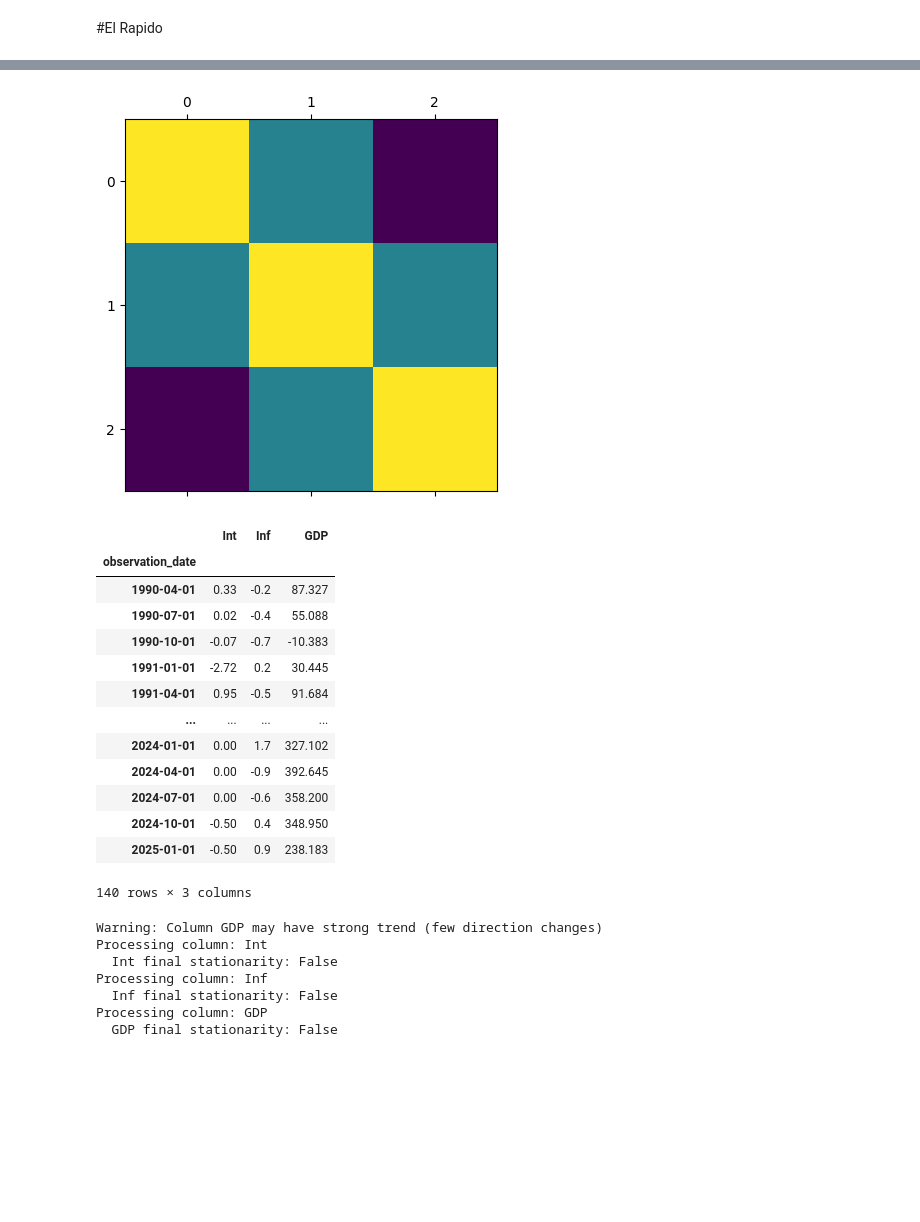
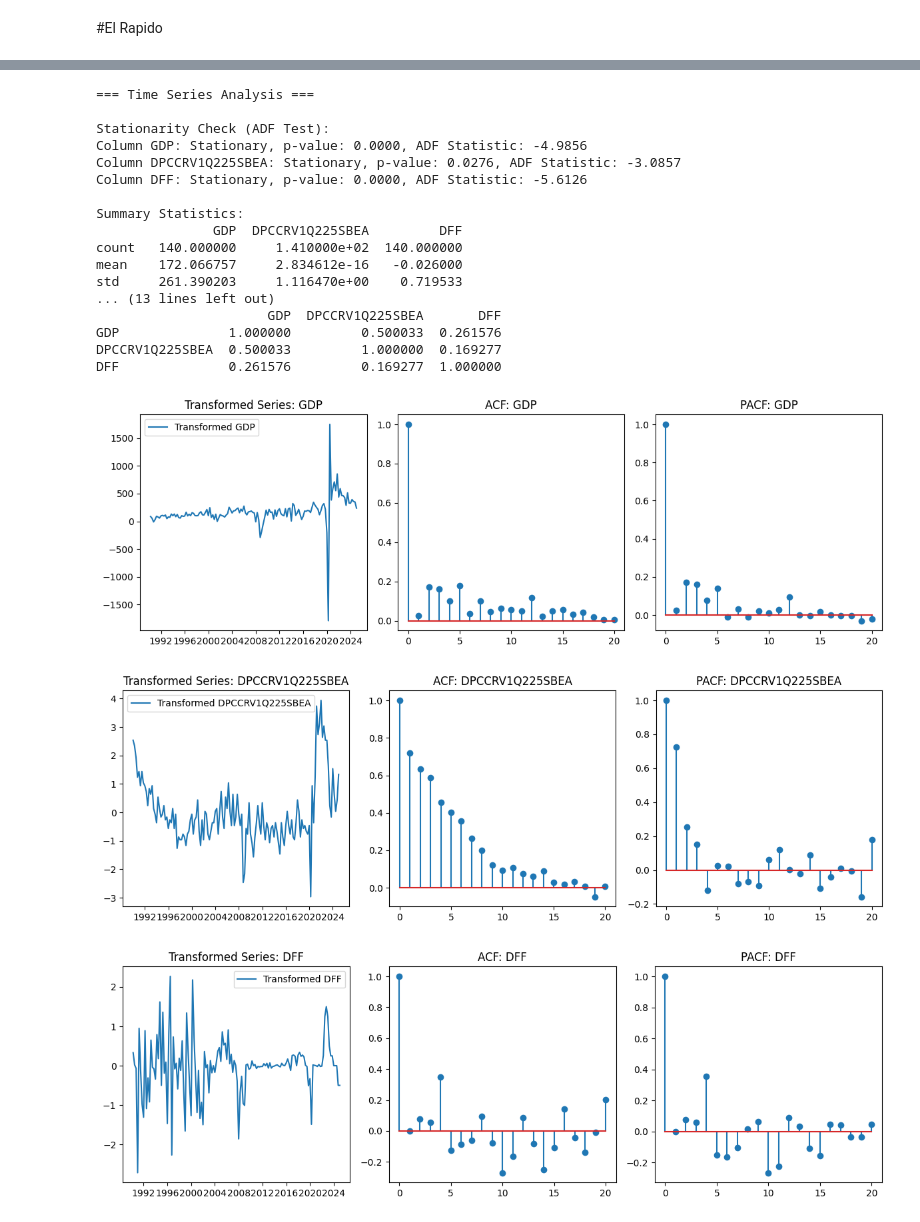
Before and after one commit to AmineOuerfellii/econometron, a Jupyter notebook: Tutorials/Models/VAR_SVAR/VAR.ipynb, the cells around one changed output, grey strips where cells are left out. Saved outputs shown, nothing was run; the diff lists cells and outputs as text; code cells hidden in the pictures; blank space fills up the shorter version.

```diff
--- a/Tutorials/Models/VAR_SVAR/VAR.ipynb
+++ b/Tutorials/Models/VAR_SVAR/VAR.ipynb
@@ -21,22 +11,0 @@ mac_data=mac_data.dropna()
-# %%
-plt.matshow(mac_data.corr())
-plt.show()
-# %% [output]
-[figure, removed]
-# %%
-mac_data.diff().dropna()
-# %% [output]
-|  | Int | Inf | GDP |
-| observation_date |  |  |  |
-| 1990-04-01 | 0.33 | -0.2 | 87.327 |
-| 1990-07-01 | 0.02 | -0.4 | 55.088 |
-| 1990-10-01 | -0.07 | -0.7 | -10.383 |
-| 1991-01-01 | -2.72 | 0.2 | 30.445 |
-| 1991-04-01 | 0.95 | -0.5 | 91.684 |
-| ... | ... | ... | ... |
-| 2024-01-01 | 0.00 | 1.7 | 327.102 |
-| 2024-04-01 | 0.00 | -0.9 | 392.645 |
-| 2024-07-01 | 0.00 | -0.6 | 358.200 |
-| 2024-10-01 | -0.50 | 0.4 | 348.950 |
-| 2025-01-01 | -0.50 | 0.9 | 238.183 |
-140 rows × 3 columns
@@ -45,12 +14,25 @@ from econometron.utils.data_preparation import TimeSeriesProcessor
 # %%
-TSP=TimeSeriesProcessor(mac_data,method='log_diff',analysis=True,plot=True)
+TSP=TransformTS(mac_data,method='diff',analysis=True,plot=True)
 # %% [output]
-Warning: Column GDP may have strong trend (few direction changes)
-Processing column: Int
-  Int final stationarity: False
-Processing column: Inf
-  Inf final stationarity: False
-Processing column: GDP
-  GDP final stationarity: False
+=== Time Series Analysis ===
+
+Stationarity Check (ADF Test):
+Column GDP: Stationary, p-value: 0.0000, ADF Statistic: -4.9856
+Column DPCCRV1Q225SBEA: Stationary, p-value: 0.0276, ADF Statistic: -3.0857
+Column DFF: Stationary, p-value: 0.0000, ADF Statistic: -5.6126
+
+Summary Statistics:
+               GDP  DPCCRV1Q225SBEA         DFF
+count   140.000000     1.410000e+02  140.000000
+mean    172.066757     2.834612e-16   -0.026000
+std     261.390203     1.116470e+00    0.719533
+... (13 lines left out)
+                      GDP  DPCCRV1Q225SBEA       DFF
+GDP              1.000000         0.500033  0.261576
+DPCCRV1Q225SBEA  0.500033         1.000000  0.169277
+DFF              0.261576         0.169277  1.000000
+[figure, added]
+[figure, added]
+[figure, added]
 # %%
 data=TSP.get_transformed_data()
```
Also changed, not shown: parts of 33 cells of this notebook, 12 other files.
